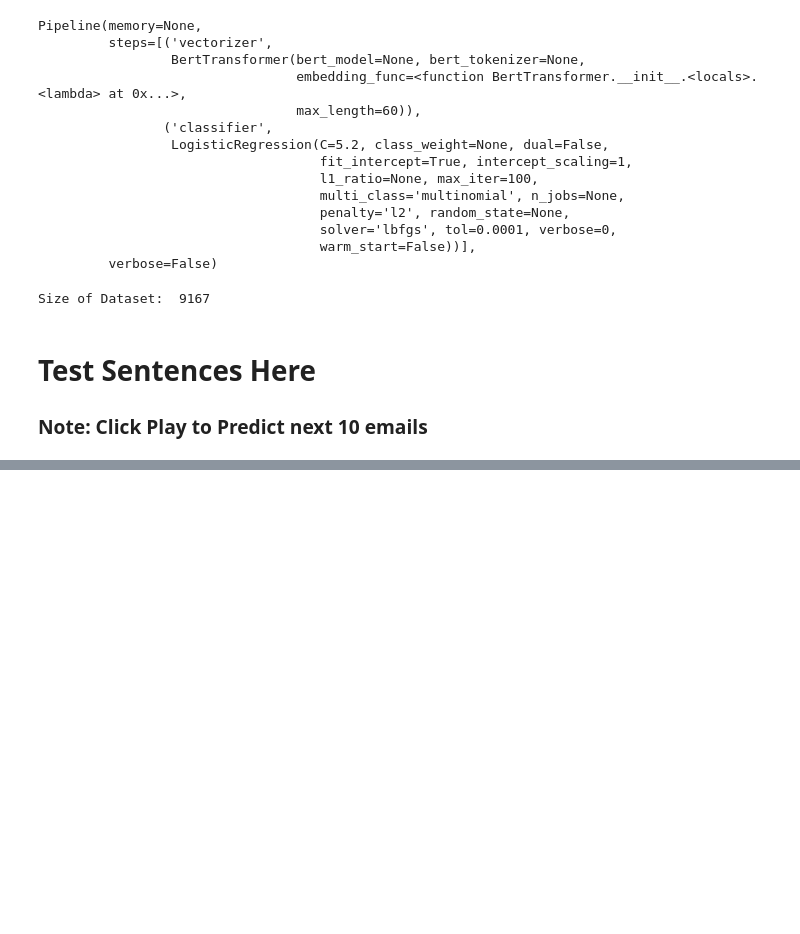
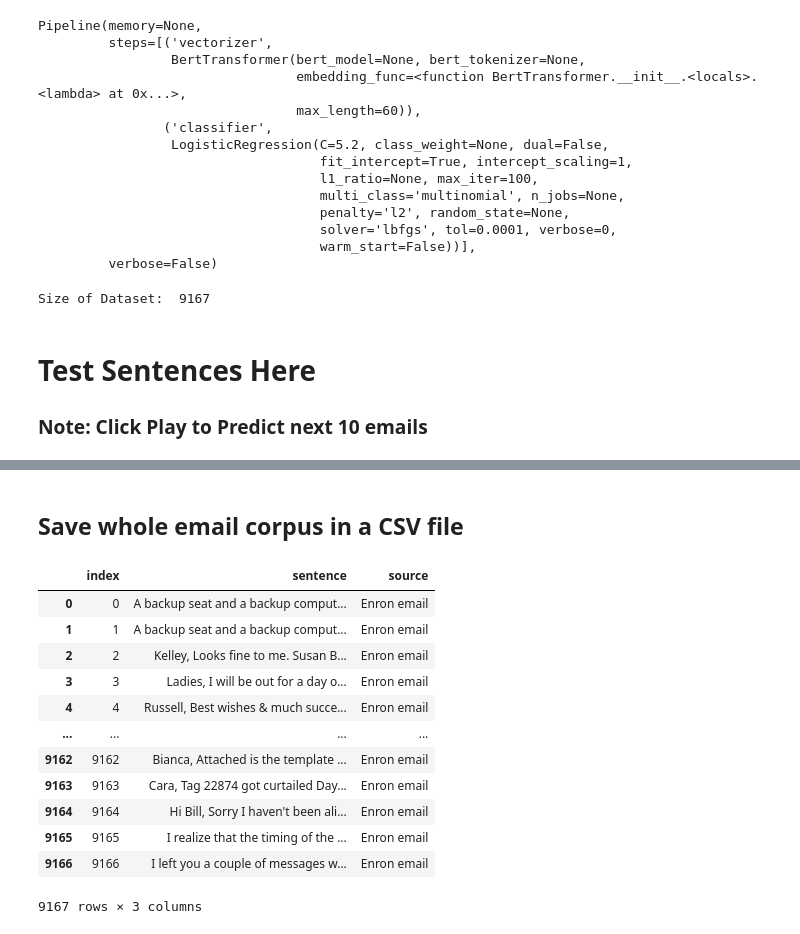
Before and after one commit to ASIF-Mahmud1/Exploration, a Jupyter notebook: NLP_Lessons/BERT/EnronDatasetDiminsihingTerms_BERT.ipynb, the cells around one changed output, grey strips where cells are left out. Cells and saved outputs as stored; diff of their text form; code cells hidden in the pictures; blank space fills up the shorter version.

Commit message:
clean enron dataset

```diff
--- a/NLP_Lessons/BERT/EnronDatasetDiminsihingTerms_BERT.ipynb
+++ b/NLP_Lessons/BERT/EnronDatasetDiminsihingTerms_BERT.ipynb
@@ -244,0 +269,40 @@ for index, row in enumerate(text.index):
+# %% [markdown]
+## Save whole email corpus in a CSV file
+# %%
+import pandas as pd
+import altair as alt
+import numpy as np
+text= df['content']  # all data
+#text= text[0:10]     # first 10 dataset
+prob_Of_Each_Class = pipeline.predict_proba(text)
+tags= pipeline.predict(text)
+# %%
+startIndex=0
+endIndex= df.shape[0]
+
+X = np.arange(startIndex,endIndex)
+y_strong= prob_Of_Each_Class[:,1]*100
+y_diminishing=prob_Of_Each_Class[:,0]*100
+y_strong
+dfTest = pd.DataFrame(columns=('index', 'strong', 'diminish','sentence'))
+dfTest['index']=X
+dfTest['strong']=y_strong
+dfTest['diminish']=y_diminishing
+dfTest['sentence']=list(text)
+dfTest.insert(1, 'tag', list(tags) )
+dfTest['source']= "Enron email"
+dfTest
+# %% [output]
+|  | index | sentence | source |
+| 0 | 0 | A backup seat and a backup comput... | Enron email |
+| 1 | 1 | A backup seat and a backup comput... | Enron email |
+| 2 | 2 | Kelley, Looks fine to me. Susan B... | Enron email |
+| 3 | 3 | Ladies, I will be out for a day o... | Enron email |
+| 4 | 4 | Russell, Best wishes & much succe... | Enron email |
+| ... | ... | ... | ... |
+| 9162 | 9162 | Bianca, Attached is the template ... | Enron email |
+| 9163 | 9163 | Cara, Tag 22874 got curtailed Day... | Enron email |
+| 9164 | 9164 | Hi Bill, Sorry I haven't been ali... | Enron email |
+| 9165 | 9165 | I realize that the timing of the ... | Enron email |
+| 9166 | 9166 | I left you a couple of messages w... | Enron email |
+9167 rows × 3 columns
```
Also changed, not shown: parts of 10 cells of this notebook.
